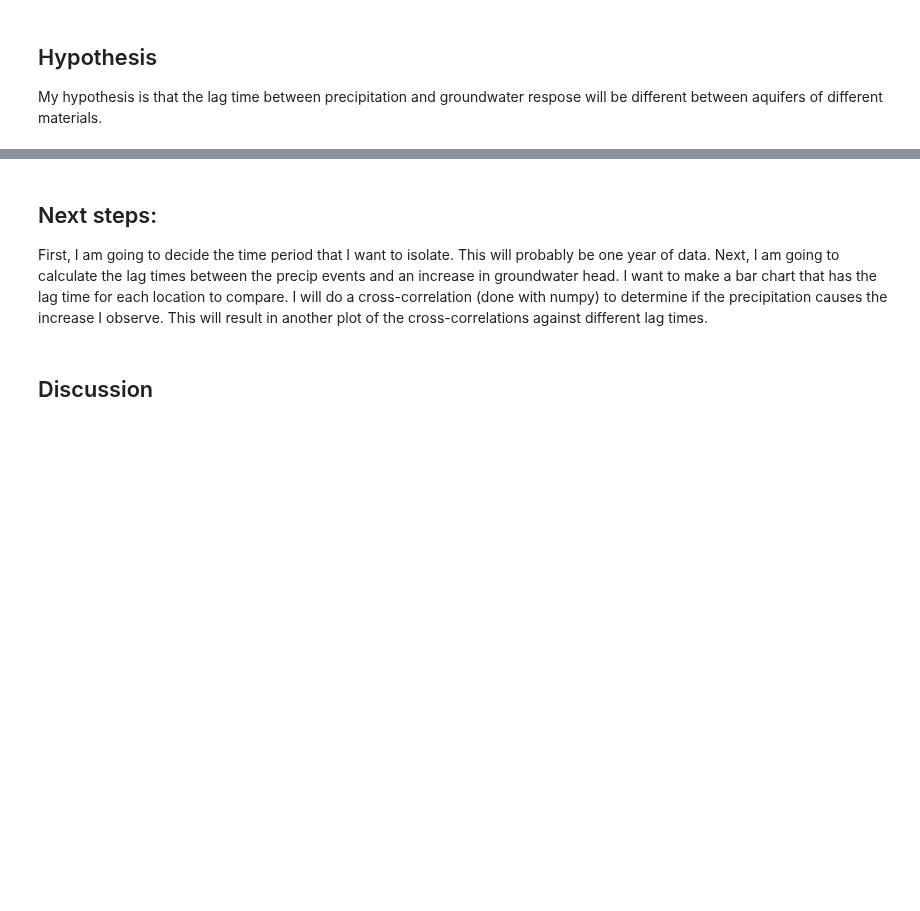
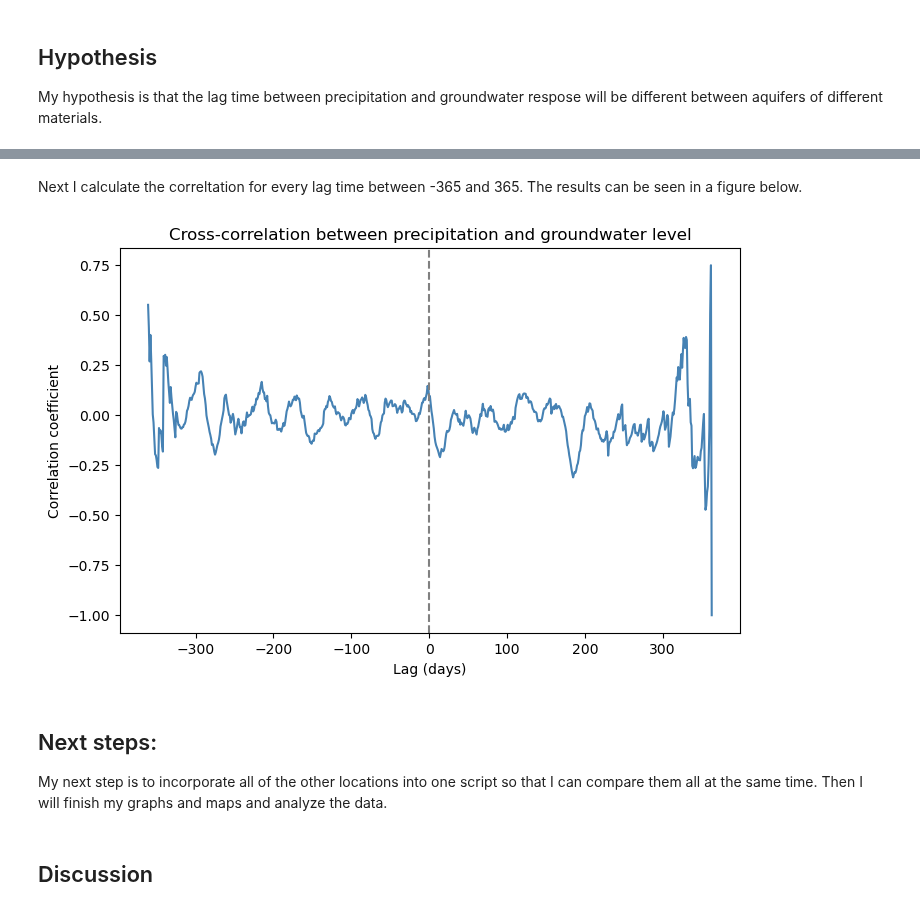
Before and after one commit to lnmontgo/Final_project_LeahM, a Jupyter notebook: FinalProject.ipynb, the cells around one changed output, grey strips where cells are left out. Drawn from its saved outputs; the diff is of its cells as text; code cells hidden in the pictures; blank space fills up the shorter version.

```diff
--- a/FinalProject.ipynb
+++ b/FinalProject.ipynb
@@ -79,9 +73,27 @@ plt.show()
+# %% [markdown]
+Next I calculate the correltation for every lag time between -365 and 365. The results can be seen in a figure below.
+# %%
+p = precip['PRCP']
+dw = dtw['dtw']
+dtw_detrended = dw - dw.rolling(30, center=True, min_periods=1).mean()
+lags = np.arange(-365, 365)
+corrs = [
+    p.shift(lag).corr(dtw_detrended)
+    for lag in lags
+]
+
+plt.figure(figsize=(8,5))
+plt.plot(lags, corrs, color='steelblue')
+plt.axvline(0, color='gray', linestyle='--')
+plt.xlabel('Lag (days)')
+plt.ylabel('Correlation coefficient')
+plt.title('Cross-correlation between precipitation and groundwater level')
+plt.show()
+# %% [output]
+[figure, added]
 # %% [markdown]
 ## Next steps:
-First, I am going to decide the time period that I want to isolate. This will probably be one year of data.
-Next, I am going to calculate the lag times between the precip events and an increase in groundwater head.
-I want to make a bar chart that has the lag time for each location to compare.
-I will do a cross-correlation (done with numpy) to determine if the precipitation causes the increase I observe. This will result in another plot of the cross-correlations against different lag times.
+My next step is to incorporate all of the other locations into one script so that I can compare them all at the same time. Then I will finish my graphs and maps and analyze the data.
 # %% [markdown]
 ## Discussion
 # %% [markdown]
```
Also changed, not shown: parts of 11 cells of this notebook.
